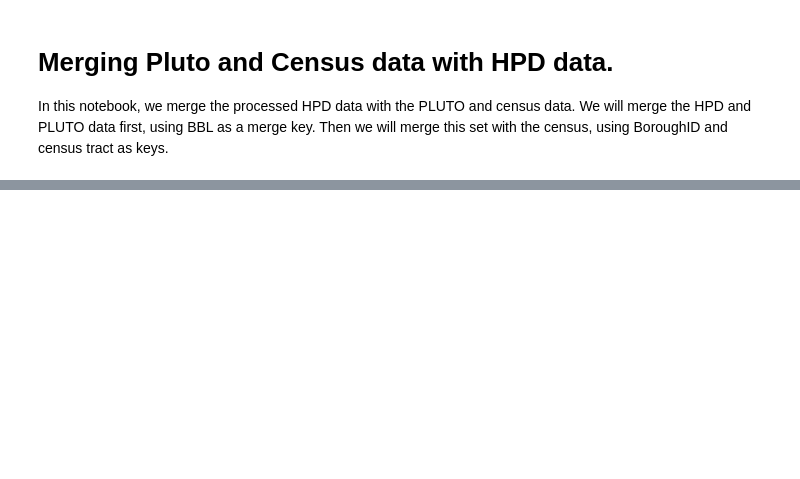
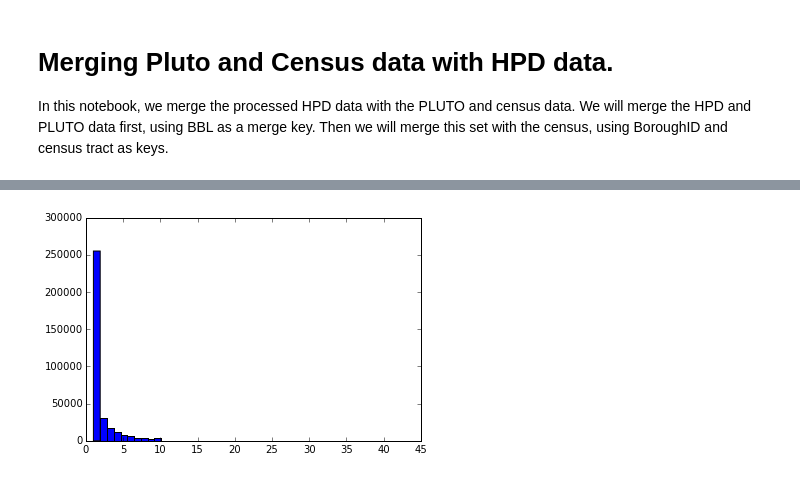
Before and after one commit to buj201/HPD_housing, a Jupyter notebook: getting_and_cleaning_data/merging_HPD_PLUTO_census.ipynb, the cells around one changed output, grey strips where cells are left out. Saved outputs shown, nothing was run; the diff lists cells and outputs as text; code cells hidden in the pictures; blank space fills up the shorter version.

```diff
--- a/getting_and_cleaning_data/merging_HPD_PLUTO_census.ipynb
+++ b/getting_and_cleaning_data/merging_HPD_PLUTO_census.ipynb
@@ -48,0 +51,2 @@ merged_hpd_pluto = merged_hpd_pluto.drop('Unnamed: 0', axis=1)
+# %%
+grouped = merged_hpd_pluto.ComplaintID.value_counts()
@@ -48,0 +73,6 @@ merged_hpd_pluto = merged_hpd_pluto.drop('Unnamed: 0', axis=1)
+# %%
+plt.figure()
+probs = plt.hist(grouped.values, bins=45)
+plt.show()
+# %% [output]
+[figure, added]
```
Also changed, not shown: parts of 45 cells of this notebook, 7 other files.
